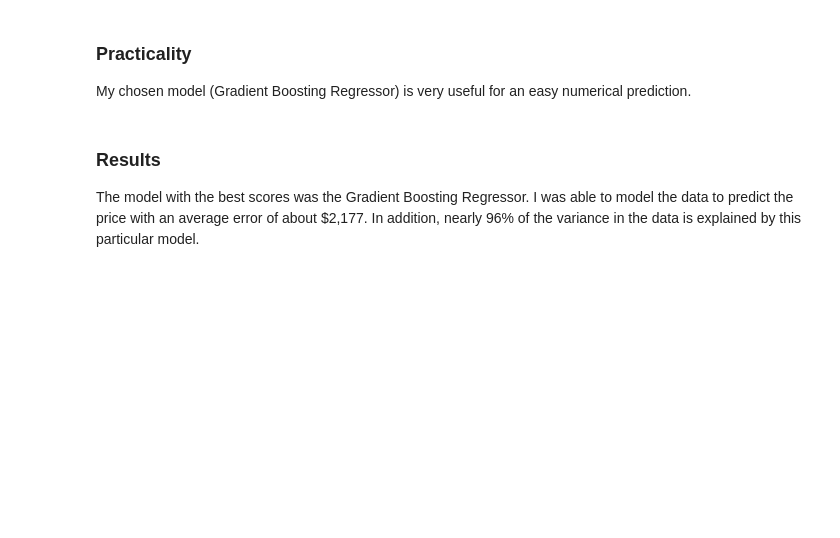
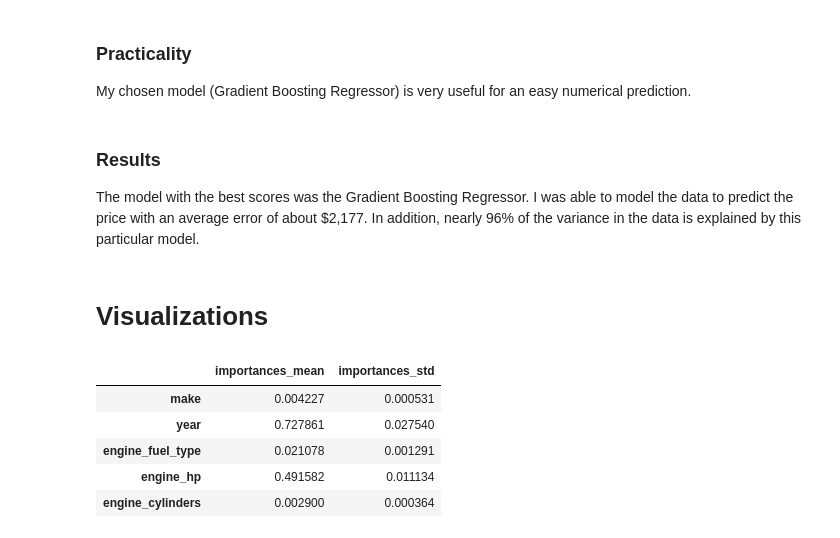
Before and after one commit to dakotagporter/DS-Unit-2-Applied-Modeling, a Jupyter notebook: Build Week/BW2.ipynb, the cells around one changed output. Saved outputs shown, nothing was run; the diff lists cells and outputs as text; code cells hidden in the pictures; blank space fills up the shorter version.

```diff
--- a/Build Week/BW2.ipynb
+++ b/Build Week/BW2.ipynb
@@ -453,3 +455,19 @@ My chosen model (Gradient Boosting Regressor) is very useful for an easy numeric
 ### Results
 
 The model with the best scores was the Gradient Boosting Regressor. I was able to model the data to predict the price with an average error of about $2,177. In addition, nearly 96\% of the variance in the data is explained by this particular model.
+# %% [markdown]
+# Visualizations
+# %%
+## View each column's input on the predictions independent of model using permutation importance
+feat_imp = permutation_importance(gbr, X_test, y_test, random_state=42)
+
+## Input results into a DataFrame
+importances = pd.DataFrame({'importances_mean': feat_imp['importances_mean'], 'importances_std': feat_imp['importances_std']}, index=X_test.columns)
+importances.head()
+# %% [output]
+|  | importances_mean | importances_std |
+| make | 0.004227 | 0.000531 |
+| year | 0.727861 | 0.027540 |
+| engine_fuel_type | 0.021078 | 0.001291 |
+| engine_hp | 0.491582 | 0.011134 |
+| engine_cylinders | 0.002900 | 0.000364 |
```
Also changed, not shown: parts of 9 cells of this notebook.
